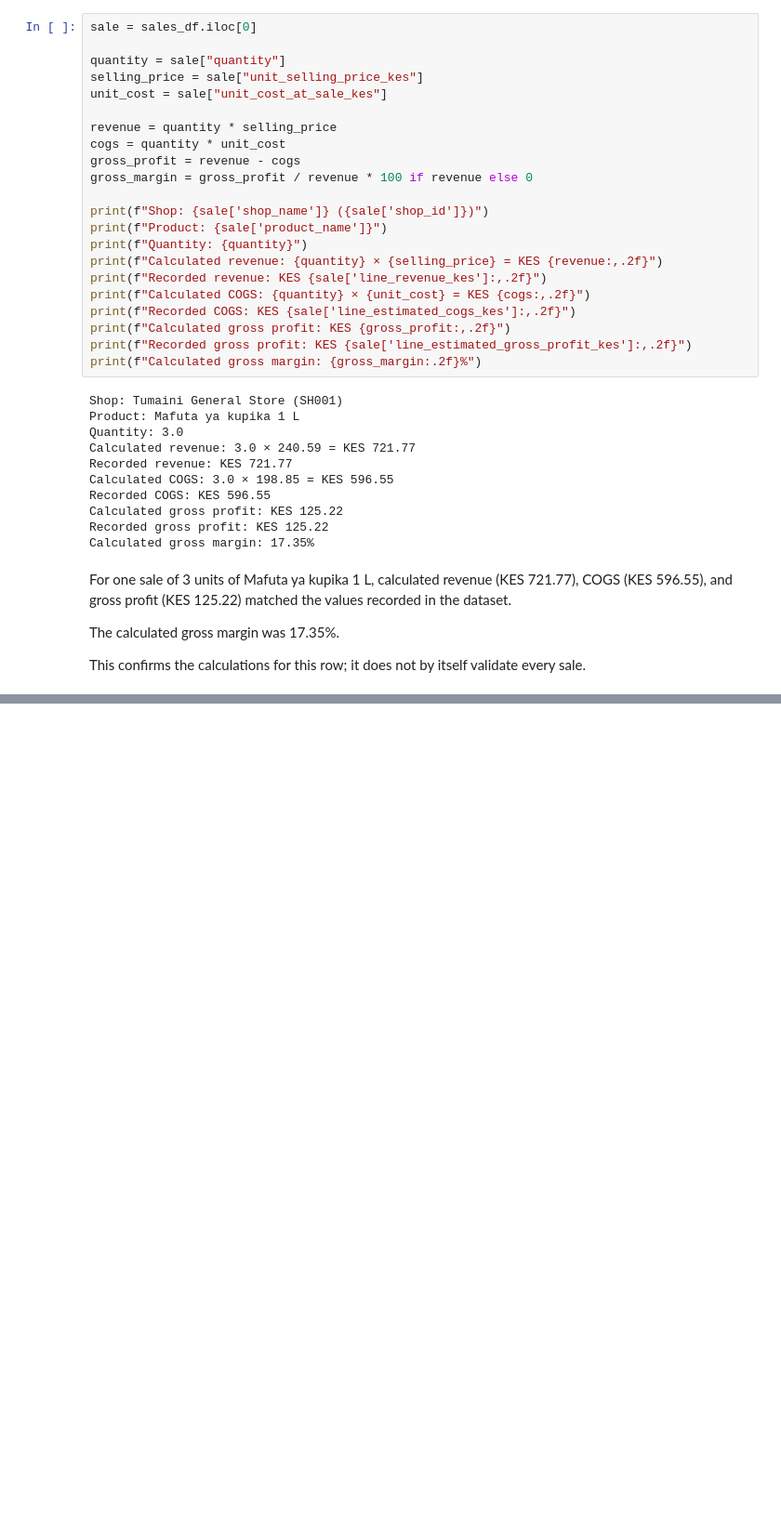
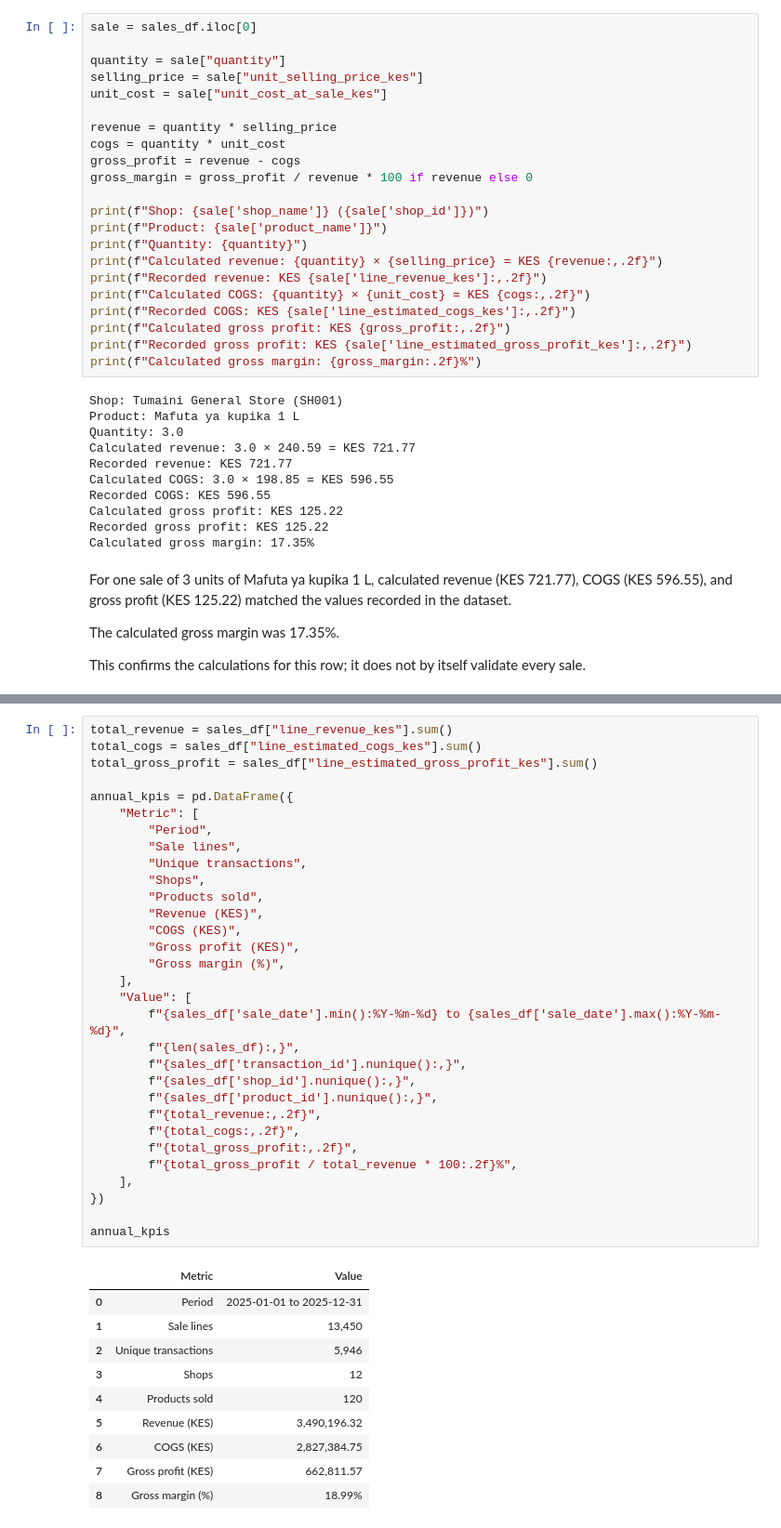
Before and after one commit to Jermaineyukeh/DukaSense.Hackathon, a Jupyter notebook: Data_cleaning.ipynb, the cells around one changed output, grey strips where cells are left out. Shown at 93% size. Saved outputs shown, nothing was run; the diff lists cells and outputs as text; blank space fills up the shorter version.

```diff
--- a/Data_cleaning.ipynb
+++ b/Data_cleaning.ipynb
@@ -948,0 +1048,42 @@ This confirms the calculations for this row; it does not by itself validate ever
+# %%
+total_revenue = sales_df["line_revenue_kes"].sum()
+total_cogs = sales_df["line_estimated_cogs_kes"].sum()
+total_gross_profit = sales_df["line_estimated_gross_profit_kes"].sum()
+
+annual_kpis = pd.DataFrame({
+    "Metric": [
+        "Period",
+        "Sale lines",
+        "Unique transactions",
+        "Shops",
+        "Products sold",
+        "Revenue (KES)",
+        "COGS (KES)",
+        "Gross profit (KES)",
+        "Gross margin (%)",
+    ],
+    "Value": [
+        f"{sales_df['sale_date'].min():%Y-%m-%d} to {sales_df['sale_date'].max():%Y-%m-%d}",
+        f"{len(sales_df):,}",
+        f"{sales_df['transaction_id'].nunique():,}",
+        f"{sales_df['shop_id'].nunique():,}",
+        f"{sales_df['product_id'].nunique():,}",
+        f"{total_revenue:,.2f}",
+        f"{total_cogs:,.2f}",
+        f"{total_gross_profit:,.2f}",
+        f"{total_gross_profit / total_revenue * 100:.2f}%",
+    ],
+})
+
+annual_kpis
+# %% [output]
+|  | Metric | Value |
+| 0 | Period | 2025-01-01 to 2025-12-31 |
+| 1 | Sale lines | 13,450 |
+| 2 | Unique transactions | 5,946 |
+| 3 | Shops | 12 |
+| 4 | Products sold | 120 |
+| 5 | Revenue (KES) | 3,490,196.32 |
+| 6 | COGS (KES) | 2,827,384.75 |
+| 7 | Gross profit (KES) | 662,811.57 |
+| 8 | Gross margin (%) | 18.99% |
```
Also changed, not shown: parts of 9 cells of this notebook.
